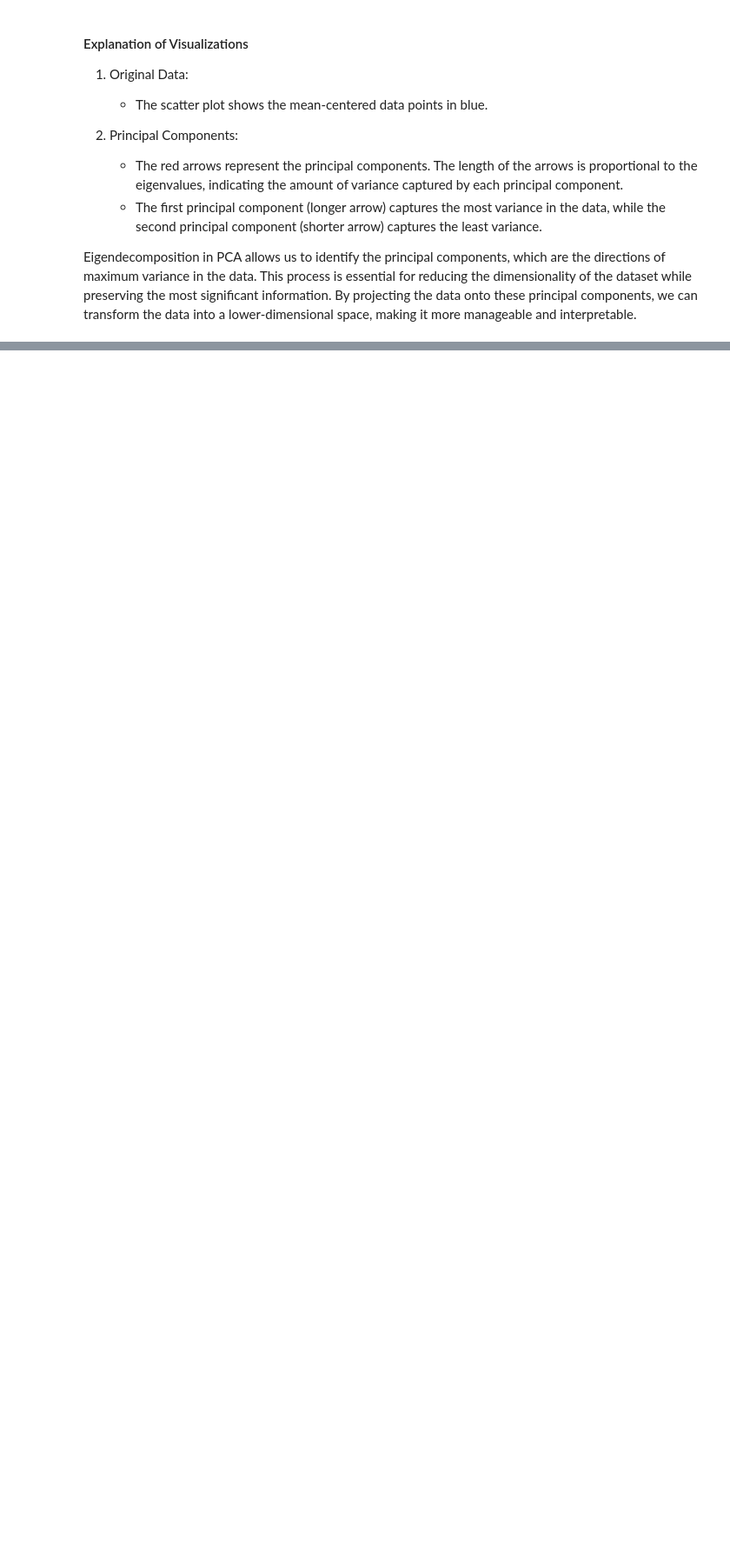
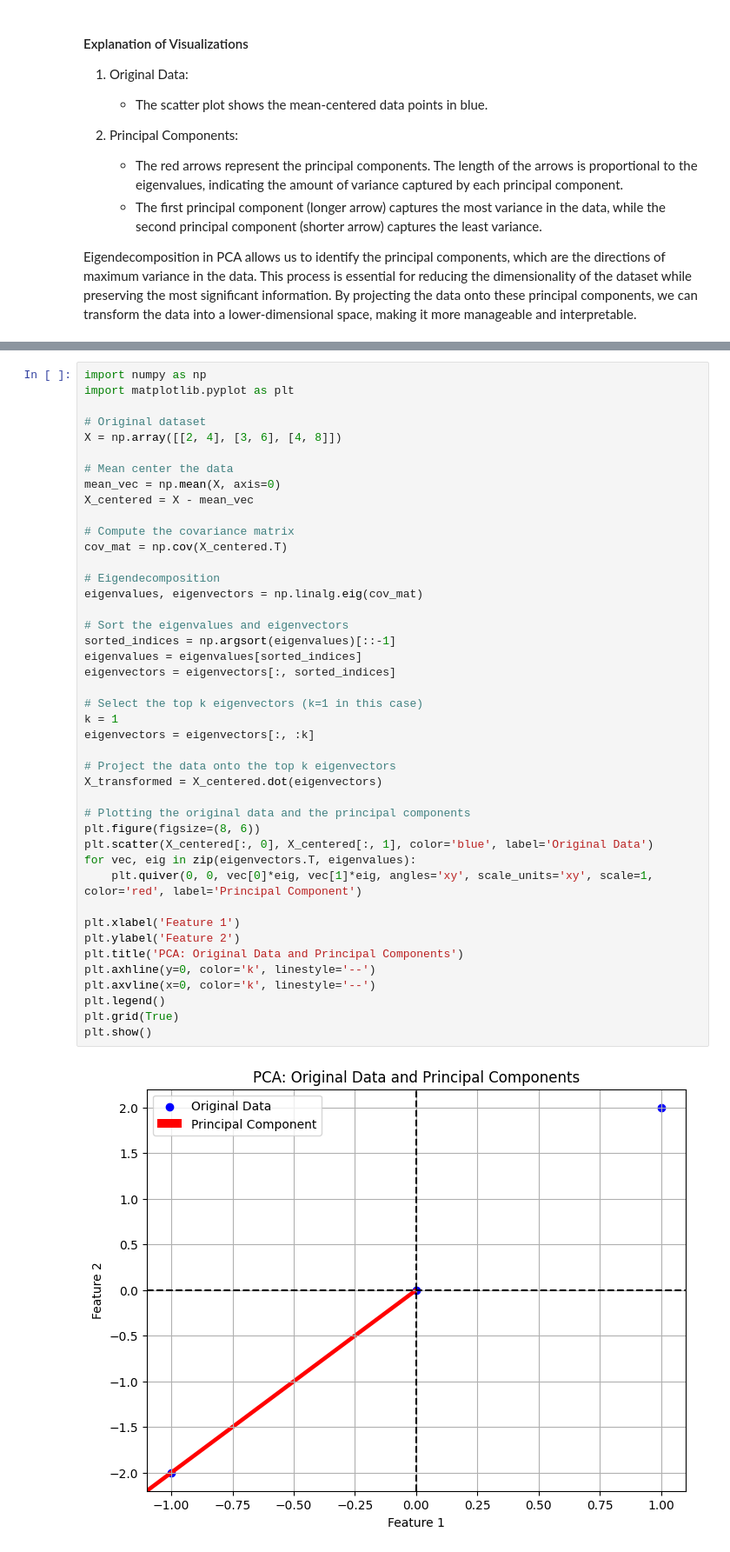
Before and after one commit to akkefa/ml-notes, a Jupyter notebook: docs/machine_learning/pca.ipynb, the cells around one changed output, grey strips where cells are left out. Shown at 87% size. Drawn from its saved outputs; the diff is of its cells as text; blank space fills up the shorter version.

```diff
--- a/docs/machine_learning/pca.ipynb
+++ b/docs/machine_learning/pca.ipynb
@@ -379,3 +445,48 @@ plt.show()
+# %%
+import numpy as np
+import matplotlib.pyplot as plt
+
+# Original dataset
+X = np.array([[2, 4], [3, 6], [4, 8]])
+
+# Mean center the data
+mean_vec = np.mean(X, axis=0)
+X_centered = X - mean_vec
+
+# Compute the covariance matrix
+cov_mat = np.cov(X_centered.T)
+
+# Eigendecomposition
+eigenvalues, eigenvectors = np.linalg.eig(cov_mat)
+
+# Sort the eigenvalues and eigenvectors
+sorted_indices = np.argsort(eigenvalues)[::-1]
+eigenvalues = eigenvalues[sorted_indices]
+eigenvectors = eigenvectors[:, sorted_indices]
+
+# Select the top k eigenvectors (k=1 in this case)
+k = 1
+eigenvectors = eigenvectors[:, :k]
+
+# Project the data onto the top k eigenvectors
+X_transformed = X_centered.dot(eigenvectors)
+
+# Plotting the original data and the principal components
+plt.figure(figsize=(8, 6))
+plt.scatter(X_centered[:, 0], X_centered[:, 1], color='blue', label='Original Data')
+for vec, eig in zip(eigenvectors.T, eigenvalues):
+    plt.quiver(0, 0, vec[0]*eig, vec[1]*eig, angles='xy', scale_units='xy', scale=1, color='red', label='Principal Component')
+
+plt.xlabel('Feature 1')
+plt.ylabel('Feature 2')
+plt.title('PCA: Original Data and Principal Components')
+plt.axhline(y=0, color='k', linestyle='--')
+plt.axvline(x=0, color='k', linestyle='--')
+plt.legend()
+plt.grid(True)
+plt.show()
+# %% [output]
+[figure, added]
 # %%
 import torch
 from sklearn.preprocessing import StandardScaler
```
Also changed, not shown: parts of 1 cell of this notebook.
